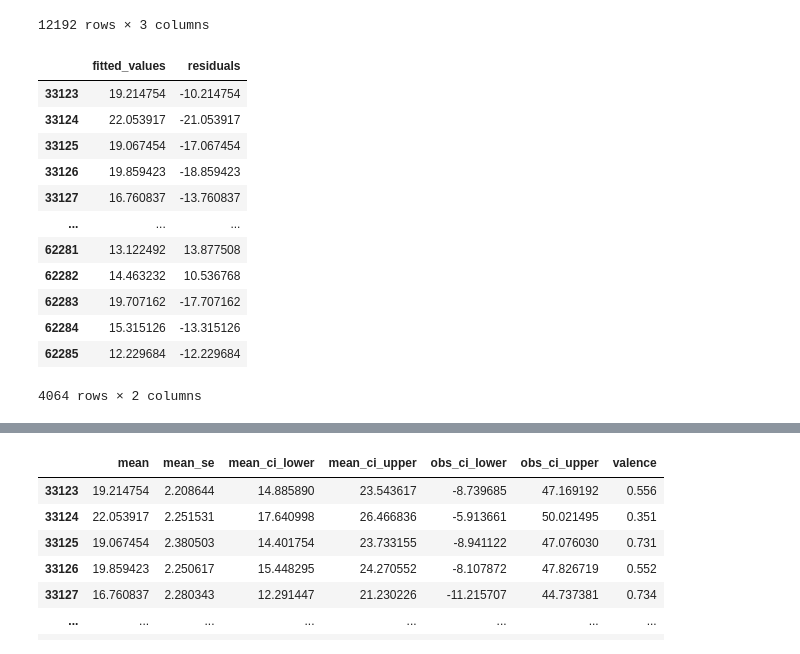
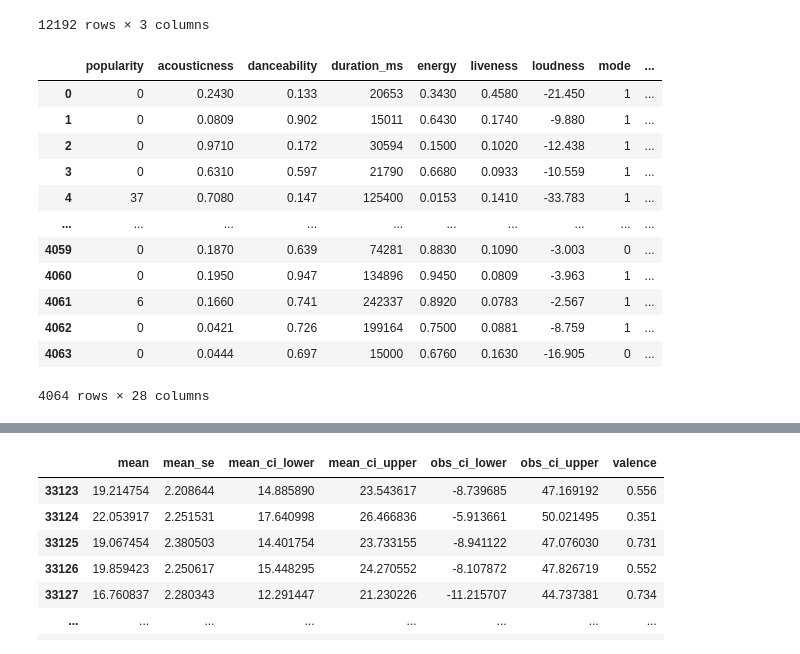
Before and after one commit to Anton21a/Data_Analysis, a Jupyter notebook: Assignment2.ipynb, the cells around one changed output, grey strips where cells are left out. Drawn from its saved outputs; the diff is of its cells as text; code cells hidden in the pictures.

```diff
--- a/Assignment2.ipynb
+++ b/Assignment2.ipynb
@@ -474,20 +474,29 @@ CI_data
 # %%
 results_data = pd.DataFrame({
     'fitted_values': reg4.fittedvalues,
     'residuals': reg4.resid
 })
-results_data
+
+
+results_data = results_data.reset_index(drop=True)
+data = data.drop(columns=['fitted_values', 'residuals'], errors='ignore')
+data = data.reset_index(drop=True)
+
+pred1 = results_data[['fitted_values', 'residuals']]
+data = data.join(pred1)
+
+data
 # %% [output]
-|  | fitted_values | residuals |
-| 33123 | 19.214754 | -10.214754 |
-| 33124 | 22.053917 | -21.053917 |
-| 33125 | 19.067454 | -17.067454 |
-| 33126 | 19.859423 | -18.859423 |
-| 33127 | 16.760837 | -13.760837 |
-| ... | ... | ... |
-| 62281 | 13.122492 | 13.877508 |
-| 62282 | 14.463232 | 10.536768 |
-| 62283 | 19.707162 | -17.707162 |
-| 62284 | 15.315126 | -13.315126 |
-| 62285 | 12.229684 | -12.229684 |
+|  | popularity | acousticness | danceability | duration_ms | energy | liveness | loudness | mode | ... |
+| 0 | 0 | 0.2430 | 0.133 | 20653 | 0.3430 | 0.4580 | -21.450 | 1 | ... |
+| 1 | 0 | 0.0809 | 0.902 | 15011 | 0.6430 | 0.1740 | -9.880 | 1 | ... |
+| 2 | 0 | 0.9710 | 0.172 | 30594 | 0.1500 | 0.1020 | -12.438 | 1 | ... |
+| 3 | 0 | 0.6310 | 0.597 | 21790 | 0.6680 | 0.0933 | -10.559 | 1 | ... |
+| 4 | 37 | 0.7080 | 0.147 | 125400 | 0.0153 | 0.1410 | -33.783 | 1 | ... |
+| ... | ... | ... | ... | ... | ... | ... | ... | ... | ... |
+| 4059 | 0 | 0.1870 | 0.639 | 74281 | 0.8830 | 0.1090 | -3.003 | 0 | ... |
+| 4060 | 0 | 0.1950 | 0.947 | 134896 | 0.9450 | 0.0809 | -3.963 | 1 | ... |
+| 4061 | 6 | 0.1660 | 0.741 | 242337 | 0.8920 | 0.0783 | -2.567 | 1 | ... |
+| 4062 | 0 | 0.0421 | 0.726 | 199164 | 0.7500 | 0.0881 | -8.759 | 1 | ... |
+| 4063 | 0 | 0.0444 | 0.697 | 15000 | 0.6760 | 0.1630 | -16.905 | 0 | ... |
-4064 rows × 2 columns
+4064 rows × 28 columns
```
Also changed, not shown: parts of 7 cells of this notebook, 1 other file.
